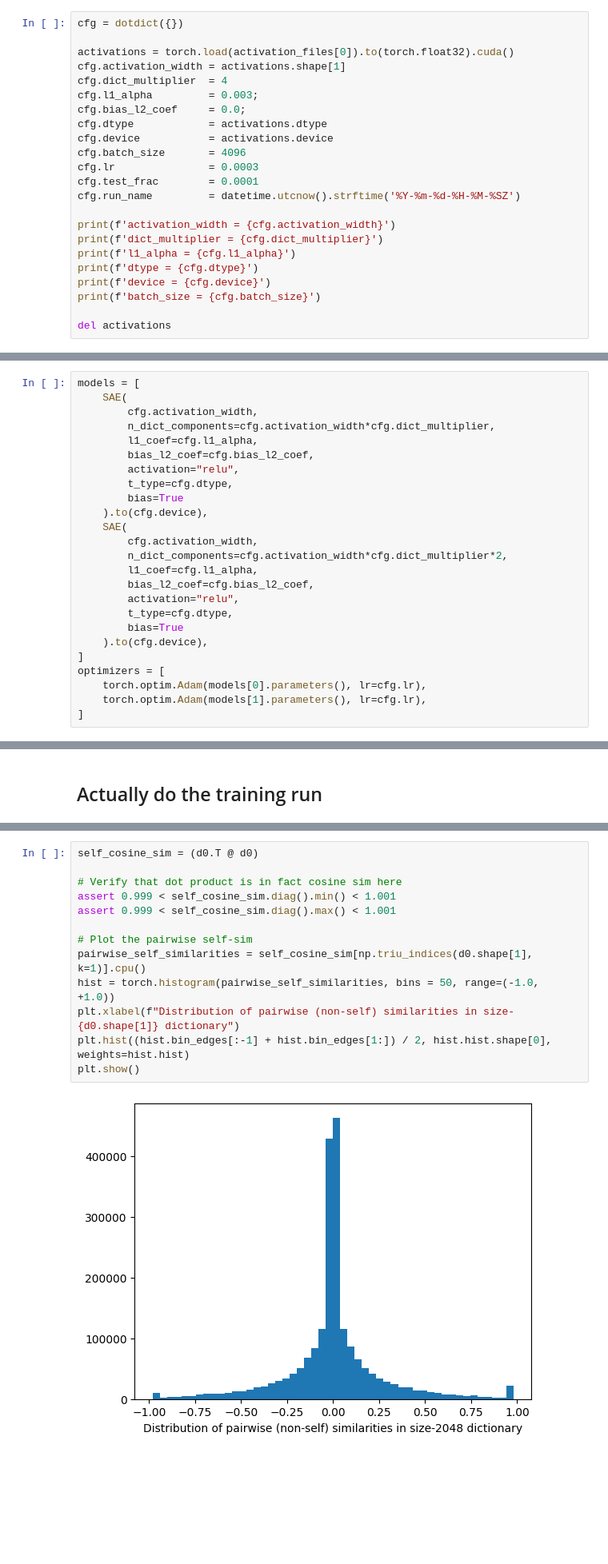
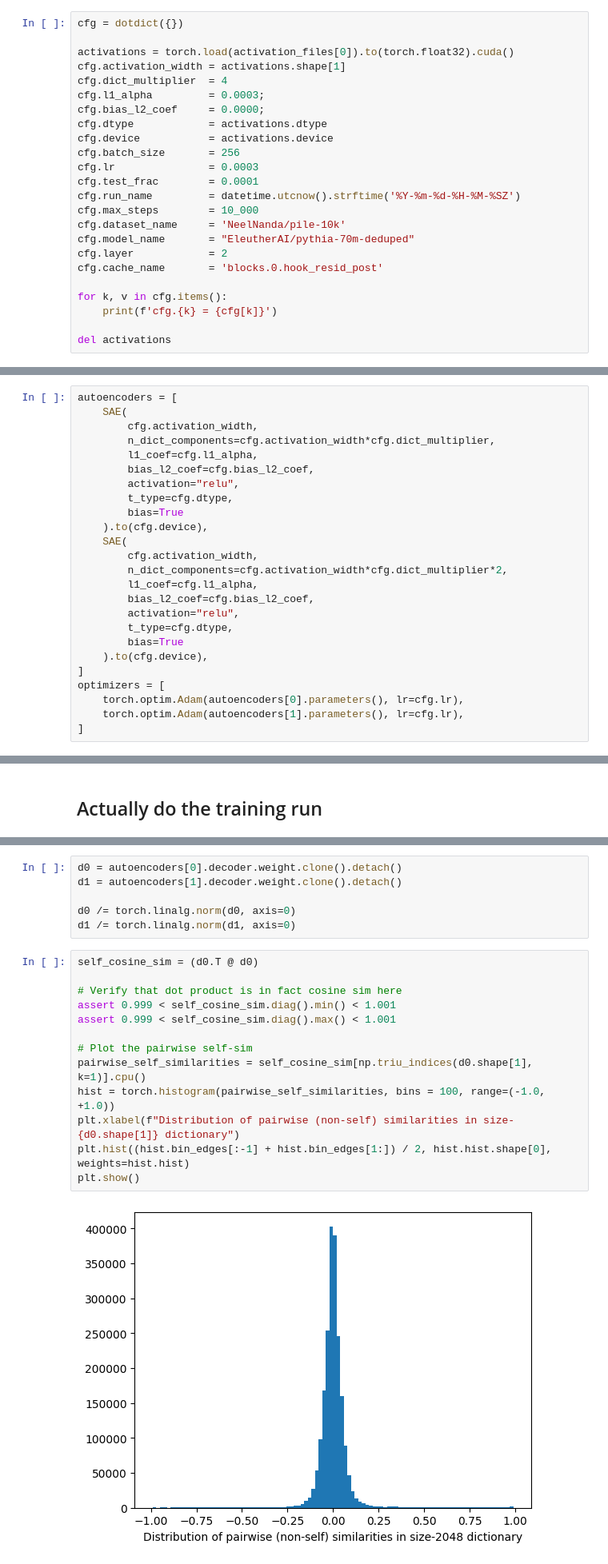
Before and after one commit to JoshuaDavid/sparse_coding, a Jupyter notebook: interp_notebooks/simple_train_example.ipynb, the cells around one changed output, grey strips where cells are left out. Shown at 80% size. Cells and saved outputs as stored; diff of their text form; blank space fills up the shorter version.

```diff
--- a/interp_notebooks/simple_train_example.ipynb
+++ b/interp_notebooks/simple_train_example.ipynb
@@ -38,21 +39,22 @@ cfg = dotdict({})
 activations = torch.load(activation_files[0]).to(torch.float32).cuda()
 cfg.activation_width = activations.shape[1]
 cfg.dict_multiplier  = 4
-cfg.l1_alpha         = 0.003;
-cfg.bias_l2_coef     = 0.0;
+cfg.l1_alpha         = 0.0003;
+cfg.bias_l2_coef     = 0.0000;
 cfg.dtype            = activations.dtype
 cfg.device           = activations.device
-cfg.batch_size       = 4096
+cfg.batch_size       = 256
 cfg.lr               = 0.0003
 cfg.test_frac        = 0.0001
 cfg.run_name         = datetime.utcnow().strftime('%Y-%m-%d-%H-%M-%SZ')
+cfg.max_steps        = 10_000
+cfg.dataset_name     = 'NeelNanda/pile-10k'
+cfg.model_name       = "EleutherAI/pythia-70m-deduped"
+cfg.layer            = 2
+cfg.cache_name       = 'blocks.0.hook_resid_post'
 
-print(f'activation_width = {cfg.activation_width}')
-print(f'dict_multiplier = {cfg.dict_multiplier}')
-print(f'l1_alpha = {cfg.l1_alpha}')
-print(f'dtype = {cfg.dtype}')
-print(f'device = {cfg.device}')
-print(f'batch_size = {cfg.batch_size}')
+for k, v in cfg.items():
+    print(f'cfg.{k} = {cfg[k]}')
 
 del activations
 # %% [output]
@@ -69,5 +80,5 @@ batch_size = 4096
 # %%
-models = [
+autoencoders = [
     SAE(
         cfg.activation_width,
         n_dict_components=cfg.activation_width*cfg.dict_multiplier,
@@ -88,8 +99,8 @@ models = [
     ).to(cfg.device),
 ]
 optimizers = [
-    torch.optim.Adam(models[0].parameters(), lr=cfg.lr),
-    torch.optim.Adam(models[1].parameters(), lr=cfg.lr),
+    torch.optim.Adam(autoencoders[0].parameters(), lr=cfg.lr),
+    torch.optim.Adam(autoencoders[1].parameters(), lr=cfg.lr),
 ]
 # %% [markdown]
 ## Split activations into test/train
@@ -180,15 +170,21 @@ plt.show()
+# %%
+d0 = autoencoders[0].decoder.weight.clone().detach()
+d1 = autoencoders[1].decoder.weight.clone().detach()
+
+d0 /= torch.linalg.norm(d0, axis=0)
+d1 /= torch.linalg.norm(d1, axis=0)
 # %%
 self_cosine_sim = (d0.T @ d0)
 
 # Verify that dot product is in fact cosine sim here
 assert 0.999 < self_cosine_sim.diag().min() < 1.001
 assert 0.999 < self_cosine_sim.diag().max() < 1.001
 
 # Plot the pairwise self-sim
 pairwise_self_similarities = self_cosine_sim[np.triu_indices(d0.shape[1], k=1)].cpu()
-hist = torch.histogram(pairwise_self_similarities, bins = 50, range=(-1.0, +1.0))
+hist = torch.histogram(pairwise_self_similarities, bins = 100, range=(-1.0, +1.0))
 plt.xlabel(f"Distribution of pairwise (non-self) similarities in size-{d0.shape[1]} dictionary")
 plt.hist((hist.bin_edges[:-1] + hist.bin_edges[1:]) / 2, hist.hist.shape[0], weights=hist.hist)
 plt.show()
 # %% [output]
-[figure, old version]
+[figure, new version]
```
Also changed, not shown: parts of 18 cells of this notebook.
